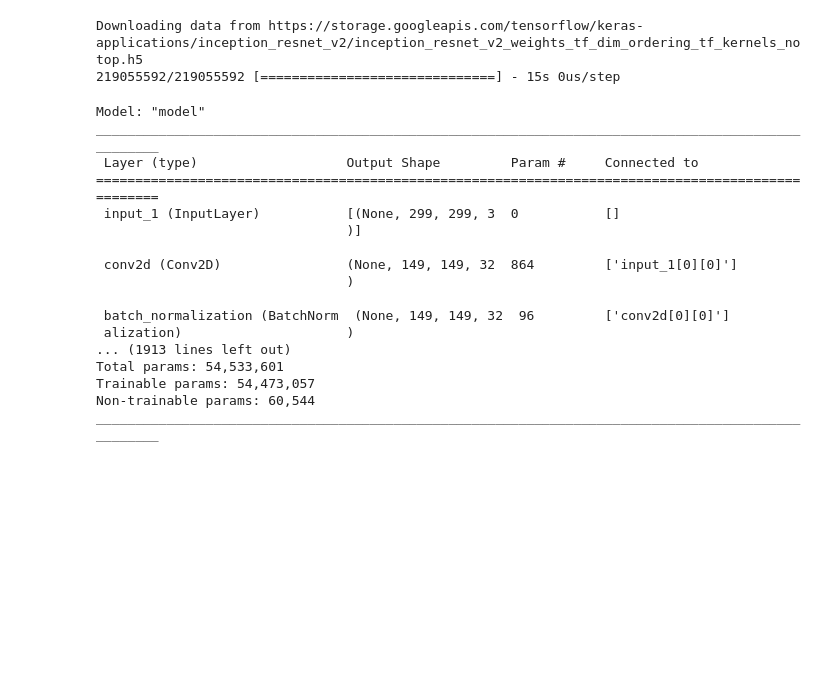
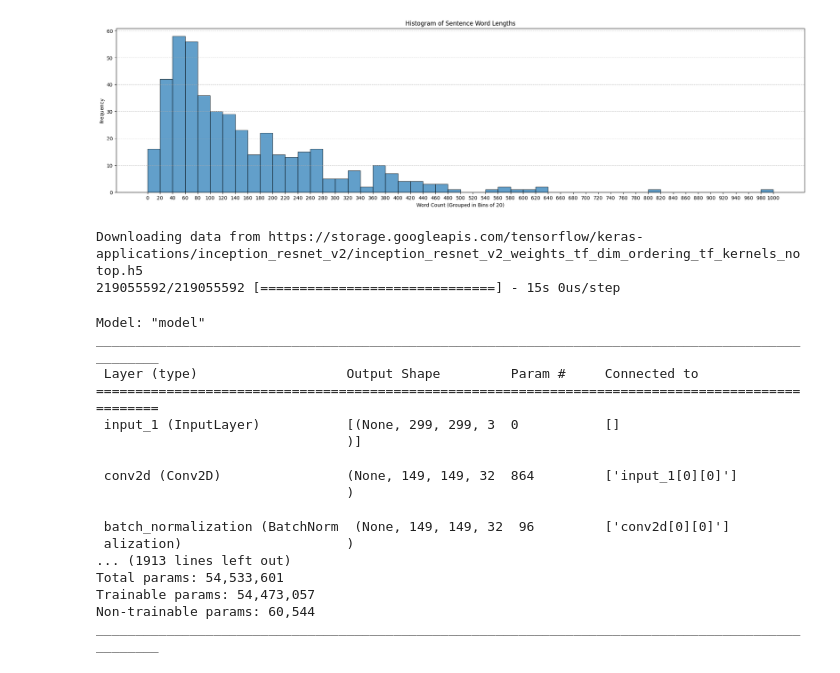
Before and after one commit to jasrajsehmbey/MultiOff, a Jupyter notebook: inception_embedding_model.ipynb, the cells around one changed output. Cells and saved outputs as stored; diff of their text form; code cells hidden in the pictures; blank space fills up the shorter version.

```diff
--- a/inception_embedding_model.ipynb
+++ b/inception_embedding_model.ipynb
@@ -109,6 +109,23 @@ word_index = tokenizer.word_index
 train_text = pad_sequences(tokenizer.texts_to_sequences(train_data["sentence"]), maxlen=MAX_SEQ_LENGTH)
 val_text = pad_sequences(tokenizer.texts_to_sequences(val_data["sentence"]), maxlen=MAX_SEQ_LENGTH)
 test_text = pad_sequences(tokenizer.texts_to_sequences(test_data["sentence"]), maxlen=MAX_SEQ_LENGTH)
+# %%
+import matplotlib.pyplot as plt
+word_lengths = [len(sentence) for sentence in train_data['sentence']]
+
+bin_edges = range(0, max(word_lengths) + 20, 20)
+
+# Plot the histogram
+plt.figure(figsize=(25, 6))
+plt.hist(word_lengths, bins=bin_edges, edgecolor='black', alpha=0.7)
+plt.title('Histogram of Sentence Word Lengths')
+plt.xlabel('Word Count (Grouped in Bins of 20)')
+plt.ylabel('Frequency')
+plt.xticks(bin_edges)
+plt.grid(axis='y', linestyle='--', alpha=0.7)
+plt.show()
+# %% [output]
+[figure, added]
 # %%
 glove_path = "C:\\Users\\jasra\\OneDrive\\Desktop\\MAJOR PROJECT\\glove.6B\\glove.6B.300d.txt"  # Update this path
 embedding_matrix = load_glove_embeddings(glove_path, word_index, embedding_dim)
```
Also changed, not shown: parts of 4 cells of this notebook.
